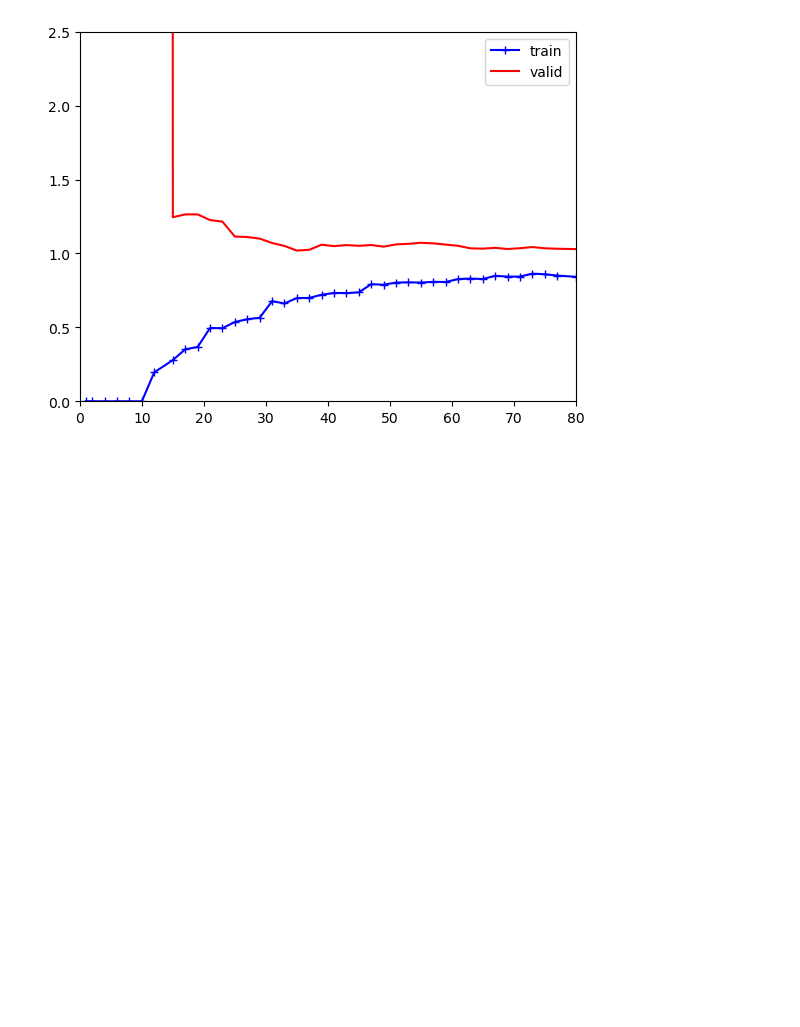
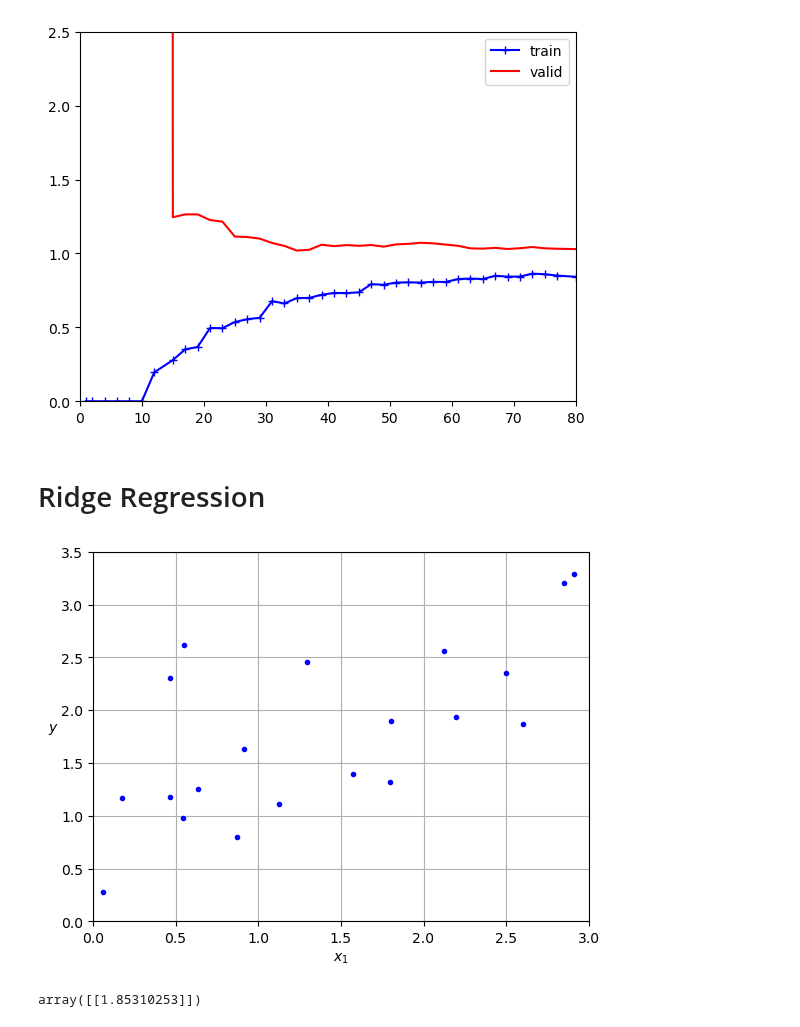
Before and after one commit to ShindeShivam/Machine-Learning, a Jupyter notebook: Fundamentals-of-Machine-Learning/4.Training-Models/training_models.ipynb, the cells around one changed output. Drawn from its saved outputs; the diff is of its cells as text; code cells hidden in the pictures; blank space fills up the shorter version.

Commit message:
Ridge Regression

```diff
--- a/Fundamentals-of-Machine-Learning/4.Training-Models/training_models.ipynb
+++ b/Fundamentals-of-Machine-Learning/4.Training-Models/training_models.ipynb
@@ -381,3 +384,30 @@ plt.legend()
 plt.show()
 # %% [output]
 [figure]
+# %% [markdown]
+# Ridge Regression
+# %%
+np.random.seed(42)
+m=20
+a=np.random.rand(m,1)
+X=3*a
+noise=np.random.randn(m,1)/1.5
+y=1+ 0.7*X +noise
+X_new=np.linspace(0,3,100).reshape(100,1)
+# %%
+plt.plot(X,y,"b.")
+plt.xlabel("$x_1$")
+plt.ylabel("$y$  ", rotation=0)
+plt.axis([0, 3, 0, 3.5])
+plt.grid()
+plt.show()
+# %% [output]
+[figure, added]
+# %%
+from sklearn.linear_model import Ridge
+
+ridge_regression=Ridge(alpha=0.1,solver="cholesky")
+ridge_regression.fit(X,y)
+ridge_regression.predict([[1.5]])
+# %% [output]
+array([[1.85310253]])
```
Also changed, not shown: parts of 3 cells of this notebook.
